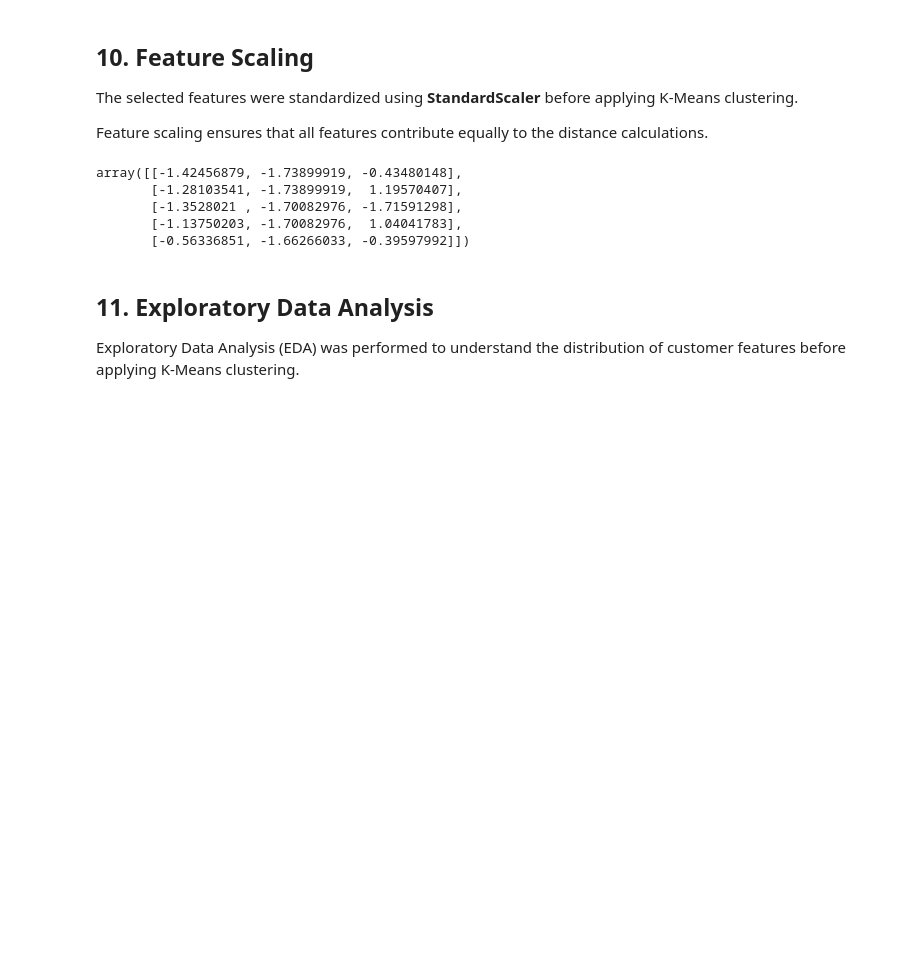
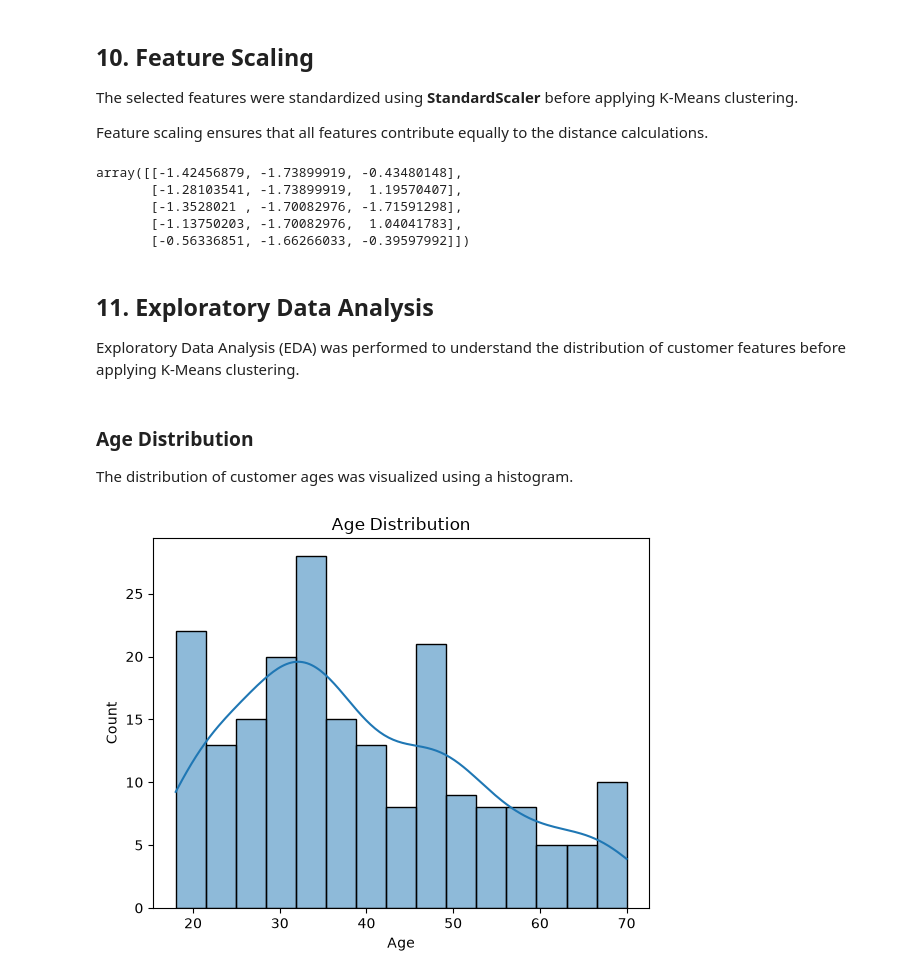
Before and after one commit to heydhwani/Assignment_5, a Jupyter notebook: notebooks/customer_segmentation.ipynb, the cells around one changed output. Cells and saved outputs as stored; diff of their text form; code cells hidden in the pictures; blank space fills up the shorter version.

```diff
--- a/notebooks/customer_segmentation.ipynb
+++ b/notebooks/customer_segmentation.ipynb
@@ -191,3 +191,19 @@ array([[-1.42456879, -1.73899919, -0.43480148],
 ## 11. Exploratory Data Analysis
 
 Exploratory Data Analysis (EDA) was performed to understand the distribution of customer features before applying K-Means clustering.
+# %% [markdown]
+### Age Distribution
+
+The distribution of customer ages was visualized using a histogram.
+# %%
+sns.histplot(
+    data=df,
+    x="Age",
+    bins=15,
+    kde=True
+)
+
+plt.title("Age Distribution")
+plt.show()
+# %% [output]
+[figure, added]
```
Also changed, not shown: parts of 4 cells of this notebook.
